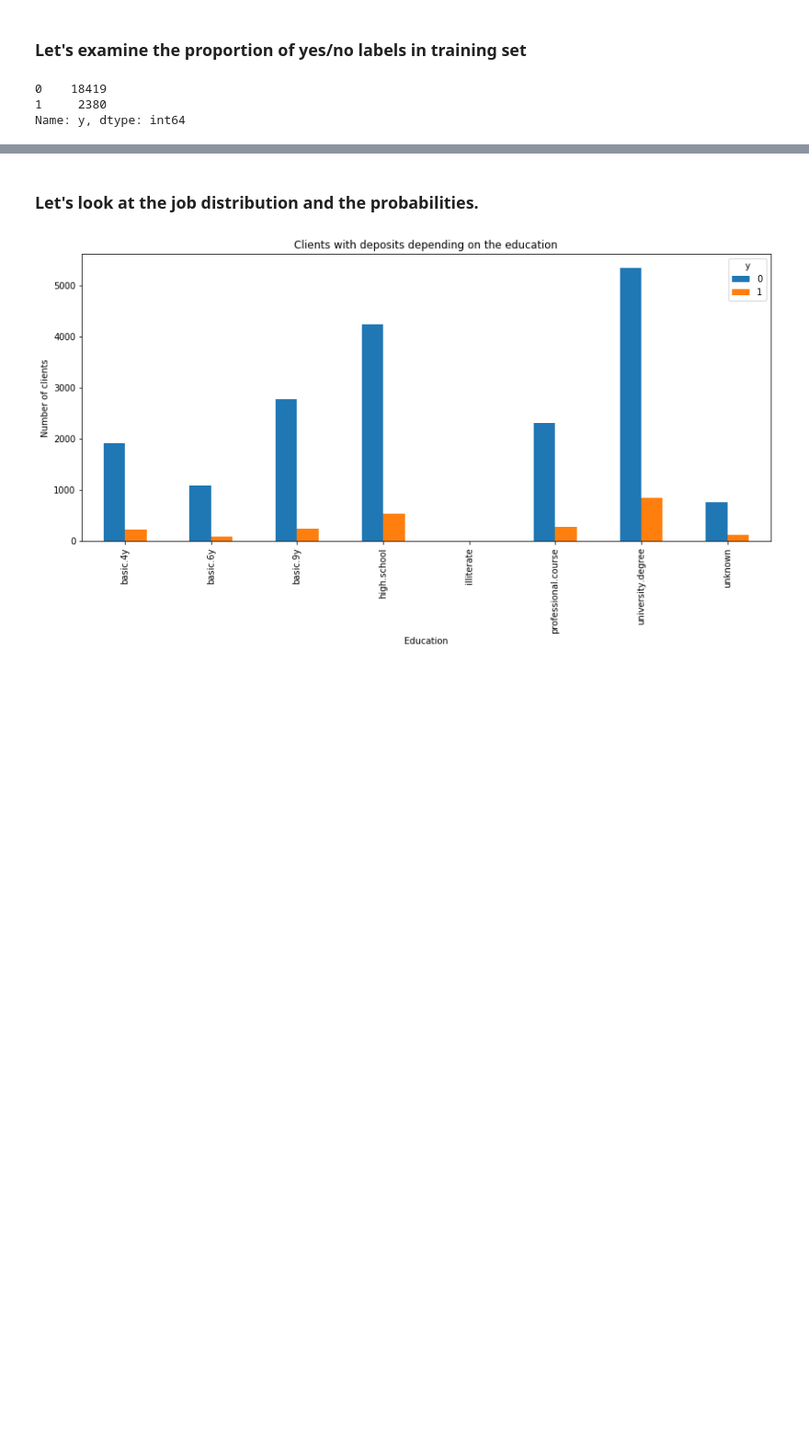
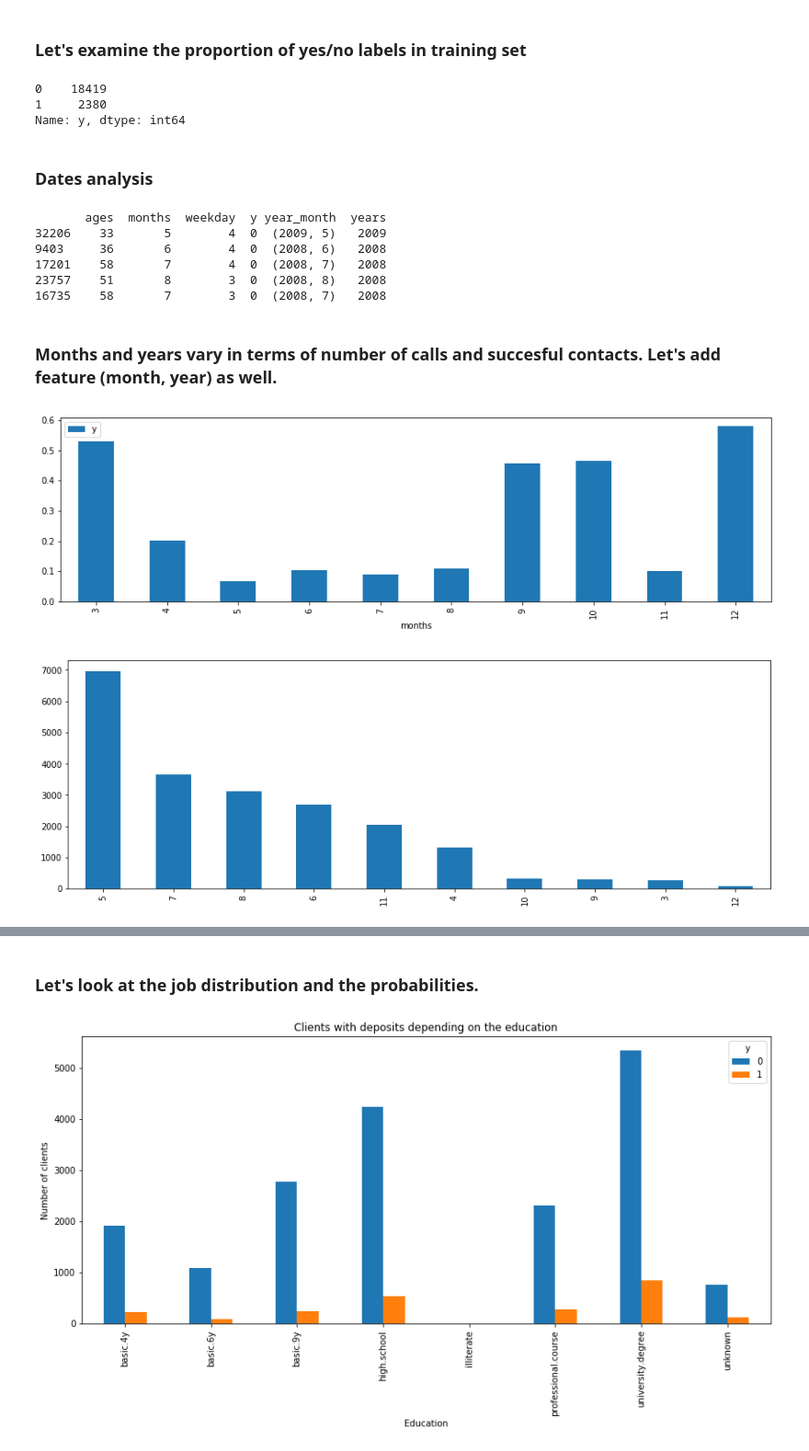
Before and after one commit to kmichael08/kaggle-banking-ml-predictions, a Jupyter notebook: experiments.ipynb, the cells around one changed output, grey strips where cells are left out. Shown at 92% size. Cells and saved outputs as stored; diff of their text form; code cells hidden in the pictures; blank space fills up the shorter version.

Commit message:
style changes and visualization part2

```diff
--- a/experiments.ipynb
+++ b/experiments.ipynb
@@ -109,0 +101,38 @@ def get_year_and_month(date):
+# %% [markdown]
+### Dates analysis
+# %%
+months = train_df['contact_date'].map(get_month)
+years = train_df['contact_date'].map(get_year)
+weekday = train_df['contact_date'].map(get_weekday)
+year_month = train_df['contact_date'].map(get_year_and_month)
+birth = train_df['birth_date'].map(get_year)
+ages = years - birth
+
+date_df = pd.DataFrame({
+    'months' : months,
+    'years' : years,
+    'weekday': weekday,
+    'ages': ages,
+    'year_month': year_month,
+    'y': train_df['y']
+})
+# %%
+print(date_df[:5])
+# %% [output]
+       ages  months  weekday  y year_month  years
+32206    33       5        4  0  (2009, 5)   2009
+9403     36       6        4  0  (2008, 6)   2008
+17201    58       7        4  0  (2008, 7)   2008
+23757    51       8        3  0  (2008, 8)   2008
+16735    58       7        3  0  (2008, 7)   2008
+# %% [markdown]
+### Months and years vary in terms of number of calls and succesful contacts. Let's add feature (month, year) as well.
+# %%
+months = date_df.get(['y', 'months']).groupby(['months']).mean()
+months.plot(kind='bar', figsize=(15, 4))
+plt.show()
+pd.value_counts(date_df.months).plot(kind='bar', figsize=(15, 5))
+plt.show()
+# %% [output]
+[figure, added]
+[figure, added]
```
Also changed, not shown: parts of 45 cells of this notebook.
